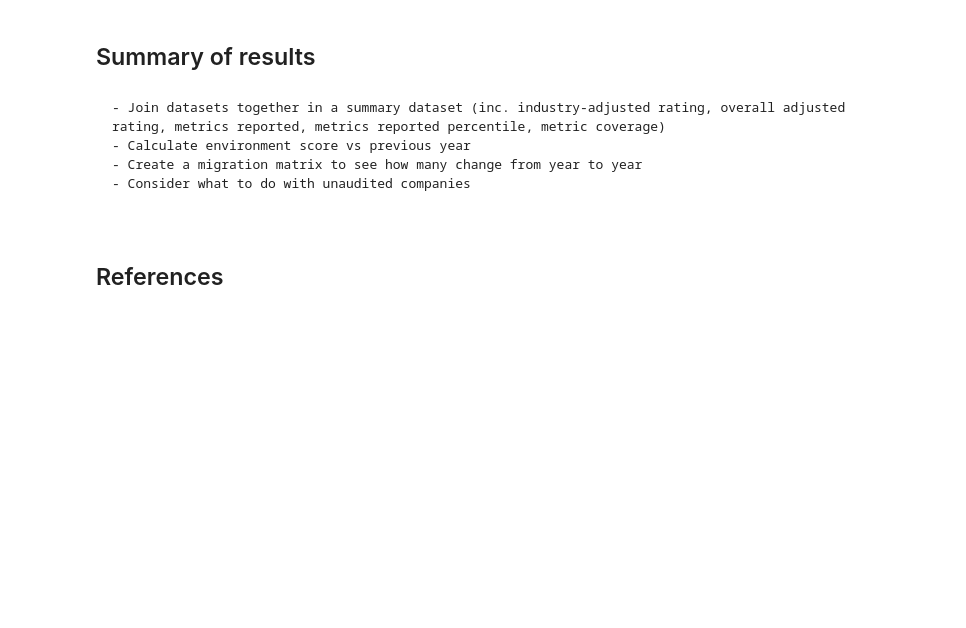
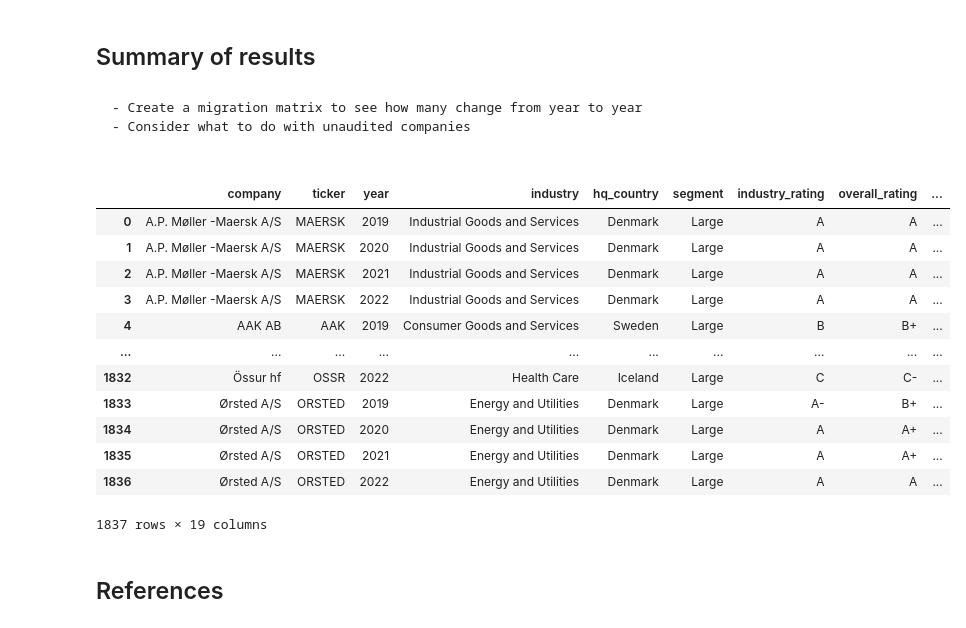
Before and after one commit to jamesdavies010/ESG-projects, a Jupyter notebook: notebooks/Nordic_Compass_02_Reporting.ipynb, the cells around one changed output. Saved outputs shown, nothing was run; the diff lists cells and outputs as text; code cells hidden in the pictures; blank space fills up the shorter version.

````diff
--- a/notebooks/Nordic_Compass_02_Reporting.ipynb
+++ b/notebooks/Nordic_Compass_02_Reporting.ipynb
@@ -687,10 +703,61 @@ cross_sector_scoring_df[cross_sector_scoring_df["overall_rating"] == "A+"]
 ## Summary of results
 # %% [markdown]
 ```diff
-- Join datasets together in a summary dataset (inc. industry-adjusted rating, overall adjusted rating, metrics reported, metrics reported percentile, metric coverage)
-- Calculate environment score vs previous year
 - Create a migration matrix to see how many change from year to year
 - Consider what to do with unaudited companies
+# %%
+reporting_summary_df = sector_specific_scoring_df.merge(
+    cross_sector_scoring_df, on=["company", "year"], how="left", suffixes=("", "_drop")
+).merge(
+    metrics_reported_by_company_df,
+    on=["company", "year"],
+    how="left",
+    suffixes=("", "_drop2"),
+)
+
+reporting_summary_df = reporting_summary_df.loc[
+    :, ~reporting_summary_df.columns.str.endswith(("_drop", "_drop2"))
+]
+
+columns_to_keep = [
+    "company",
+    "ticker",
+    "year",
+    "industry",
+    "hq_country",
+    "segment",
+    "industry_rating",
+    "overall_rating",
+    "metrics_reported",
+    "metric_coverage",
+    "industry_score_adjusted",
+    "industry_score_raw",
+    "overall_score_adjusted",
+    "overall_score_raw",
+    "external_audit_of_ESG_report",
+    "csrd_2025",
+    "csrd_2027",
+    "industry_rating_previous_year",
+    "overall_rating_previous_year",
+]
+
+reporting_summary_df = reporting_summary_df[columns_to_keep]
+# %%
+reporting_summary_df
+# %% [output]
+|  | company | ticker | year | industry | hq_country | segment | industry_rating | overall_rating | ... |
+| 0 | A.P. Møller -Maersk A/S | MAERSK | 2019 | Industrial Goods and Services | Denmark | Large | A | A | ... |
+| 1 | A.P. Møller -Maersk A/S | MAERSK | 2020 | Industrial Goods and Services | Denmark | Large | A | A | ... |
+| 2 | A.P. Møller -Maersk A/S | MAERSK | 2021 | Industrial Goods and Services | Denmark | Large | A | A | ... |
+| 3 | A.P. Møller -Maersk A/S | MAERSK | 2022 | Industrial Goods and Services | Denmark | Large | A | A | ... |
+| 4 | AAK AB | AAK | 2019 | Consumer Goods and Services | Sweden | Large | B | B+ | ... |
+| ... | ... | ... | ... | ... | ... | ... | ... | ... | ... |
+| 1832 | Össur hf | OSSR | 2022 | Health Care | Iceland | Large | C | C- | ... |
+| 1833 | Ørsted A/S | ORSTED | 2019 | Energy and Utilities | Denmark | Large | A- | B+ | ... |
+| 1834 | Ørsted A/S | ORSTED | 2020 | Energy and Utilities | Denmark | Large | A | A+ | ... |
+| 1835 | Ørsted A/S | ORSTED | 2021 | Energy and Utilities | Denmark | Large | A | A+ | ... |
+| 1836 | Ørsted A/S | ORSTED | 2022 | Energy and Utilities | Denmark | Large | A | A | ... |
+1837 rows × 19 columns
 # %% [markdown]
 ## References
 # %% [markdown]
````
Also changed, not shown: parts of 30 cells of this notebook, 1 other file.
